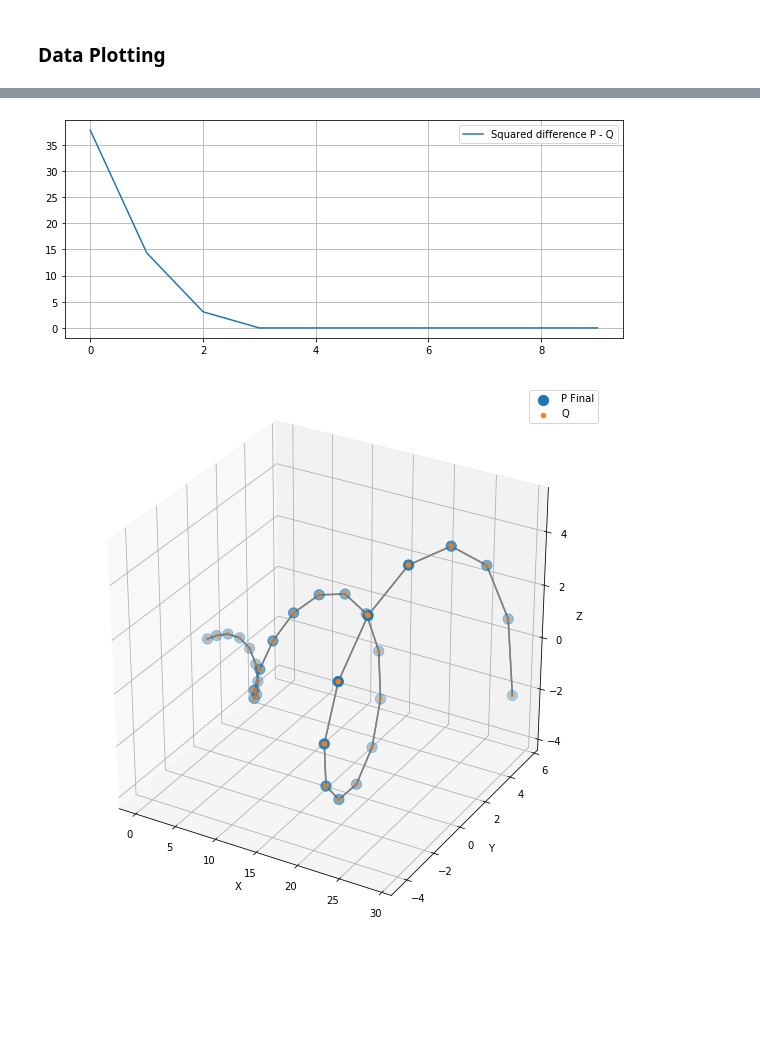
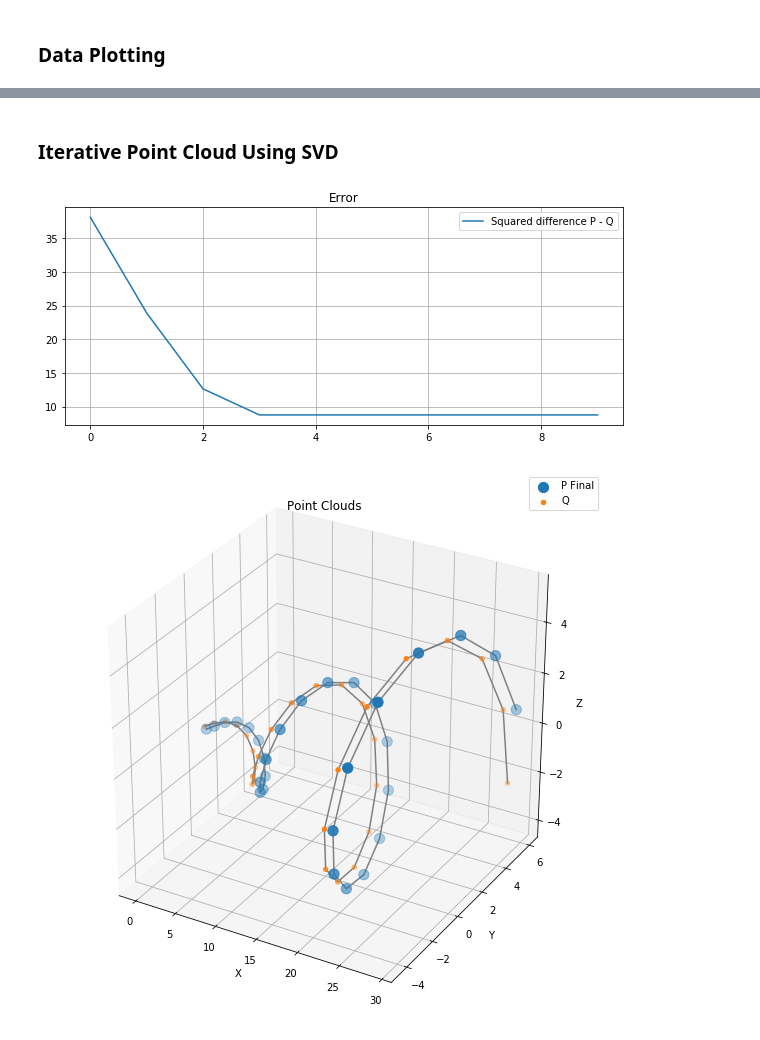
Before and after one commit to JyotiSunkara/ICP, a Jupyter notebook: Iterative Closest Point Using Singular Value Decomposition.ipynb, the cells around one changed output, grey strips where cells are left out. Saved outputs shown, nothing was run; the diff lists cells and outputs as text; code cells hidden in the pictures; blank space fills up the shorter version.

Commit message:
Plotting corrected

```diff
--- a/Iterative Closest Point Using Singular Value Decomposition.ipynb
+++ b/Iterative Closest Point Using Singular Value Decomposition.ipynb
@@ -12,9 +12,11 @@ import matplotlib.pyplot as plt
 # %% [markdown]
 ### Data Plotting
 # %%
+'''Plot the true and moved data using Matplotlib'''
 def plotData(data1, data2, label1, label2, markersize1 = 20, markersize2 = 20):
     plt.figure(figsize=(10,10))
     ax = plt.axes(projection='3d')
+    ax.set_title("Point Clouds")
 
     # Data for a three-dimensional line
     xline1 = data1[0, :]
@@ -47,6 +49,7 @@ def plotData(data1, data2, label1, label2, markersize1 = 20, markersize2 = 20):
 
 def plotValues(values, label):
     plt.figure(figsize = (10, 4))
+    plt.title("Error")
     plt.plot(values, label=label)
     plt.legend()
     plt.grid(True)
@@ -54,12 +59,13 @@ def plotValues(values, label):
 # %%
+'''Generate data using the sin and cosine functions'''
 def generateSpiral(numPoints, angle, shift):
 
     aboutZ = np.array([[cos(angle[2]), -sin(angle[2]), 0],
-                  [sin(angle[2]), cos(angle[2]), 0],
-                  [0, 0, 1]])
+                      [sin(angle[2]), cos(angle[2]), 0],
+                      [0, 0, 1]])
     aboutY = np.array([[cos(angle[1]), 0, -sin(angle[1])],
-                  [0, 1, 0] ,
-                  [sin(angle[1]), 0, cos(angle[1])]])
+                      [0, 1, 0] ,
+                      [sin(angle[1]), 0, cos(angle[1])]])
     aboutX = np.array([[1, 0, 0],
                       [0, cos(angle[0]), -sin(angle[0])],
                       [0, sin(angle[0]), cos(angle[0])]])
@@ -75,8 +81,8 @@ def generateSpiral(numPoints, angle, shift):
     return sourceData, movedData
 
 '''Assign data to point clouds P and Q'''
-angle = [0, 0, pi/4]
-shift = np.array([[-2], [5], [-3]])
+angle = [pi/3, 0, pi/4]
+shift = np.array([[-2], [0], [-3]])
 Q, P = generateSpiral(30, angle, shift)
 
 plotData(P, Q, "Moved data", "True data")
@@ -183,30 +209,32 @@ Squared difference (P Corrected - Q):  14.34887414882961
+# %% [markdown]
+### Iterative Point Cloud Using SVD
 # %%
-def ICP(P, Q, iterations=10, kernel=lambda diff: 1.0):
-    """Perform ICP using SVD."""
+'''Iterations of ICP using SVD'''
+def ICP(P, Q, iterations = 10, kernel=lambda diff: 1.0):
     centerQ, Qcentered = centerData(Q)
     normValues = []
     Pvalues = [P.copy()]
     Pcopy = P.copy()
     correspValues = []
     excludeIndices = []
     for i in range(iterations):
         centerP, Pcentered = centerData(Pcopy, excludeIndices)
         correspondences = getCorrespondences(Pcentered, Qcentered)
         correspValues.append(correspondences)
         normValues.append(np.linalg.norm(Pcentered - Qcentered))
         cov, excludeIndices = computeCrosscovariance(Pcentered, Qcentered, correspondences, kernel)
         U, S, VT = np.linalg.svd(cov)
         R = U.dot(VT)
         t = centerQ - R.dot(centerP)
         Pcopy = R.dot(Pcopy) + t
         Pvalues.append(Pcopy)
     correspValues.append(correspValues[-1])
     return Pvalues, normValues, correspValues
 
 Pvalues, normValues, correspValues = ICP(P, Q)
 plotValues(normValues, "Squared difference P - Q")
 plotData(Pvalues[-1], Q, 'P Final', 'Q', markersize1 = 105)
 plt.show()
 # %% [output]
-[figure, old version]
+[figure, new version]
-[figure, old version]
+[figure, new version]
```
Also changed, not shown: parts of 15 cells of this notebook, 3 other files.
